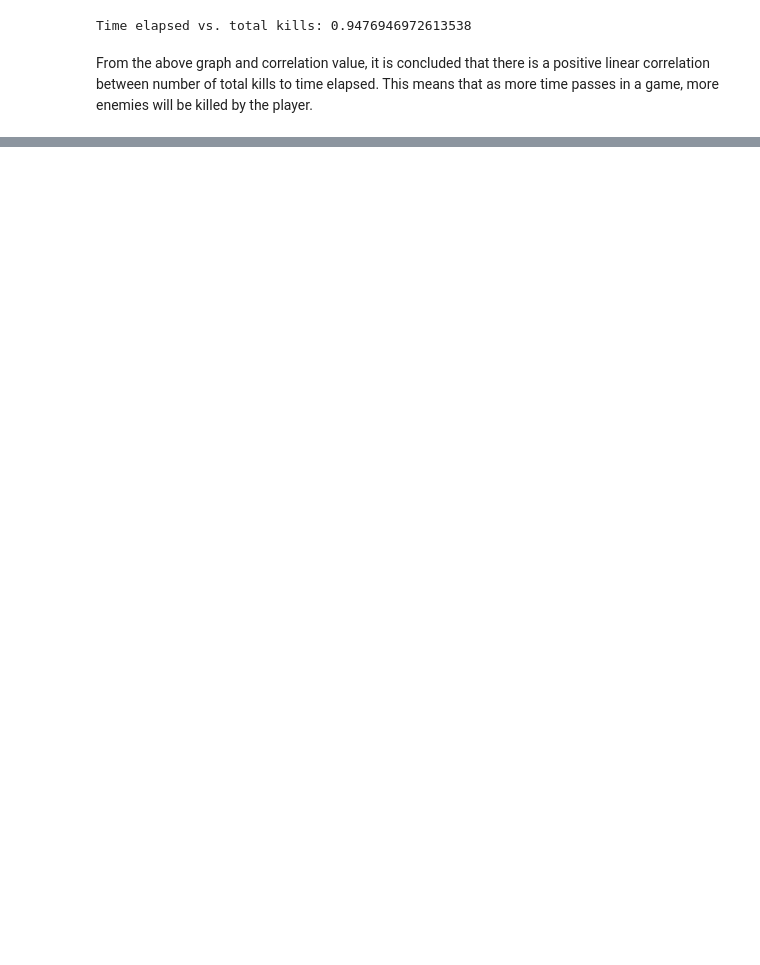
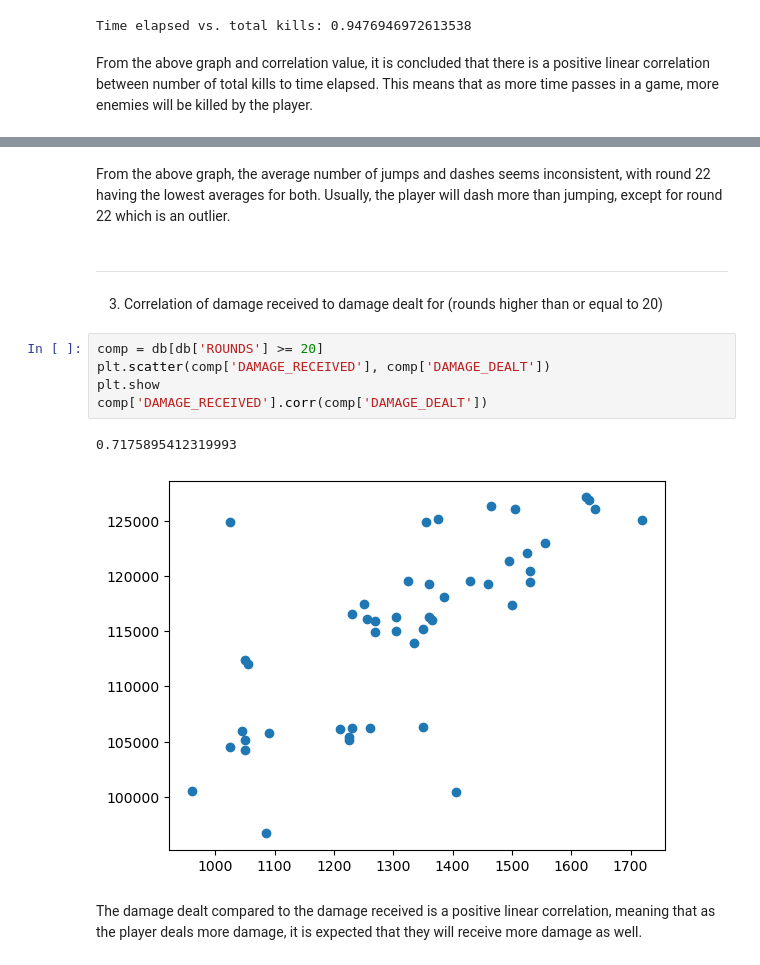
Before and after one commit to raiyanshadow/ics4u-game, a Jupyter notebook: stats.ipynb, the cells around one changed output, grey strips where cells are left out. Saved outputs shown, nothing was run; the diff lists cells and outputs as text; blank space fills up the shorter version.

```diff
--- a/stats.ipynb
+++ b/stats.ipynb
@@ -42,0 +64,15 @@ From the above graph and correlation value, it is concluded that there is a posi
+# %% [markdown]
+From the above graph, the average number of jumps and dashes seems inconsistent, with round 22 having the lowest averages for both. Usually, the player will dash more than jumping, except for round 22 which is an outlier.
+# %% [markdown]
+-----------
+3. Correlation of damage received to damage dealt for (rounds higher than or equal to 20)
+# %%
+comp = db[db['ROUNDS'] >= 20]
+plt.scatter(comp['DAMAGE_RECEIVED'], comp['DAMAGE_DEALT'])
+plt.show
+comp['DAMAGE_RECEIVED'].corr(comp['DAMAGE_DEALT'])
+# %% [output]
+0.7175895412319993
+[figure, added]
+# %% [markdown]
+The damage dealt compared to the damage received is a positive linear correlation, meaning that as the player deals more damage, it is expected that they will receive more damage as well.
```
Also changed, not shown: parts of 5 cells of this notebook, 1 other file.
